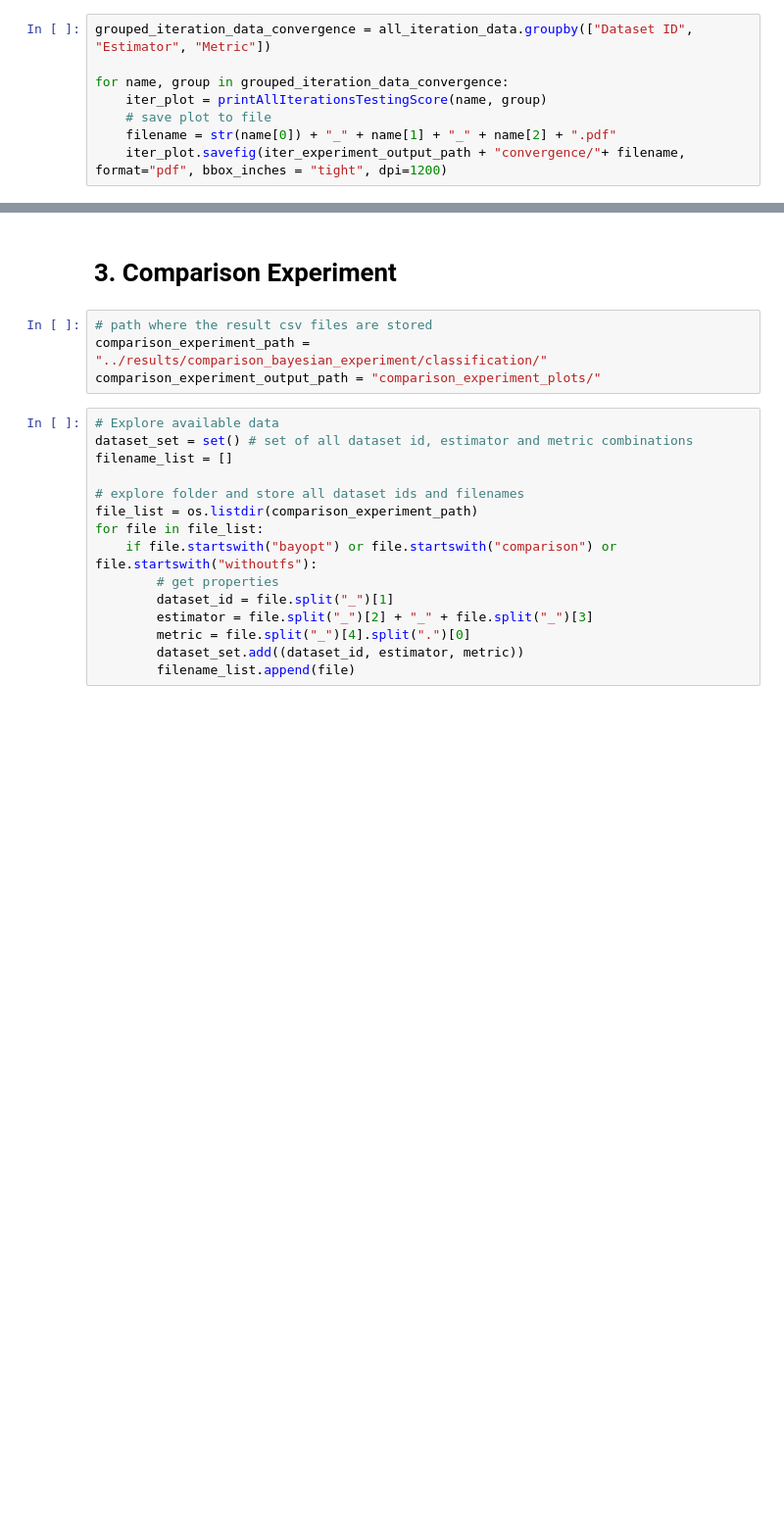
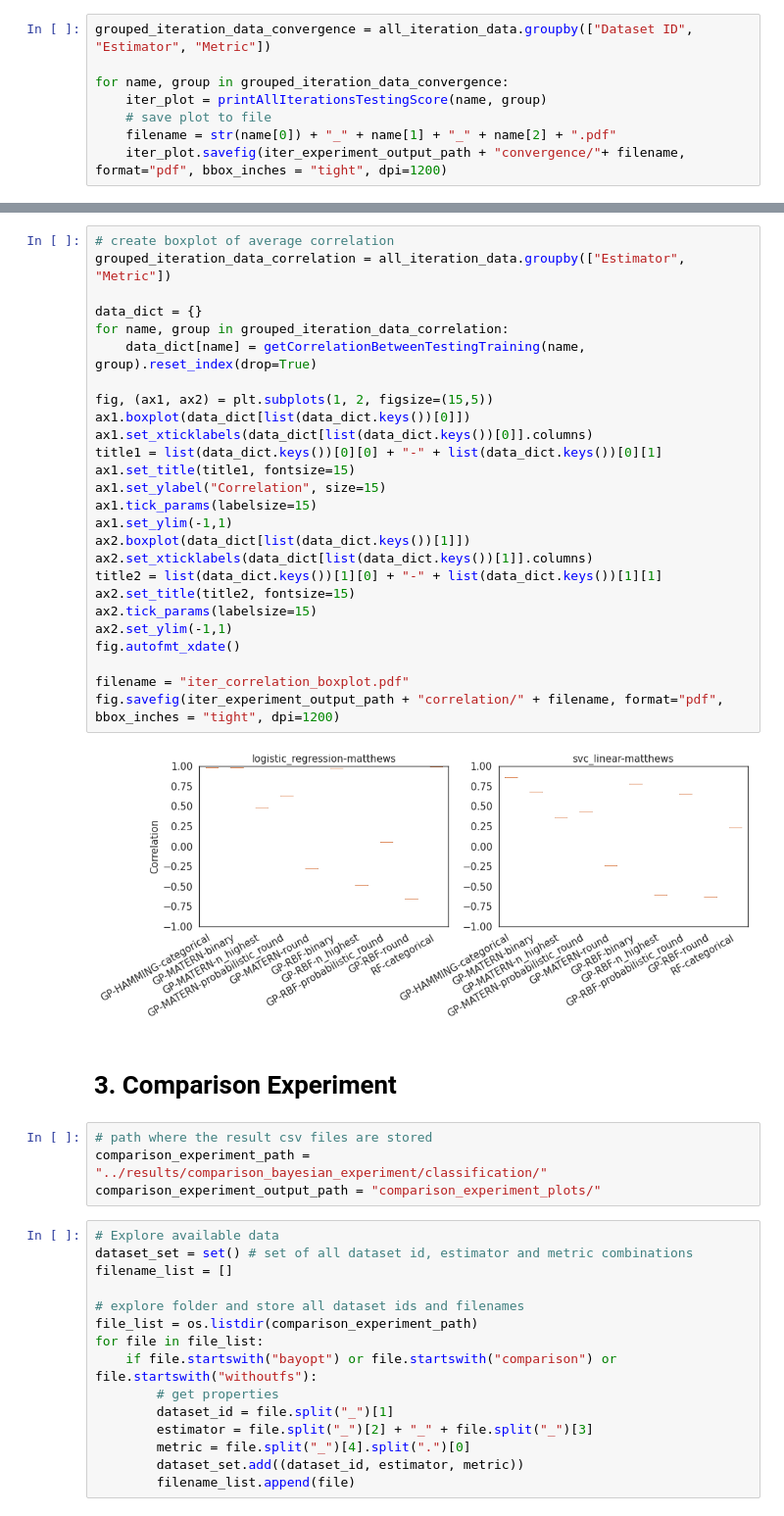
Before and after one commit to patrickehrler/meta-modelling-feature-selection, a Jupyter notebook: jupyter-notebook/evaluation.ipynb, the cells around one changed output, grey strips where cells are left out. Shown at 98% size. Drawn from its saved outputs; the diff is of its cells as text; blank space fills up the shorter version.

Commit message:
Include rank boxplot

```diff
--- a/jupyter-notebook/evaluation.ipynb
+++ b/jupyter-notebook/evaluation.ipynb
@@ -142,3 +148,31 @@ fig.savefig(iter_experiment_output_path + "correlation/" + filename, format="pdf
+# %%
+# create boxplot of average correlation
+grouped_iteration_data_correlation = all_iteration_data.groupby(["Estimator", "Metric"])
+
+data_dict = {}
+for name, group in grouped_iteration_data_correlation:
+    data_dict[name] = getCorrelationBetweenTestingTraining(name, group).reset_index(drop=True)
+
+fig, (ax1, ax2) = plt.subplots(1, 2, figsize=(15,5))
+ax1.boxplot(data_dict[list(data_dict.keys())[0]])
+ax1.set_xticklabels(data_dict[list(data_dict.keys())[0]].columns)
+title1 = list(data_dict.keys())[0][0] + "-" + list(data_dict.keys())[0][1]
+ax1.set_title(title1, fontsize=15)
+ax1.set_ylabel("Correlation", size=15)
+ax1.tick_params(labelsize=15)
+ax1.set_ylim(-1,1)
+ax2.boxplot(data_dict[list(data_dict.keys())[1]])
+ax2.set_xticklabels(data_dict[list(data_dict.keys())[1]].columns)
+title2 = list(data_dict.keys())[1][0] + "-" + list(data_dict.keys())[1][1]
+ax2.set_title(title2, fontsize=15)
+ax2.tick_params(labelsize=15)
+ax2.set_ylim(-1,1)
+fig.autofmt_xdate()
+
+filename = "iter_correlation_boxplot.pdf"
+fig.savefig(iter_experiment_output_path + "correlation/" + filename, format="pdf", bbox_inches = "tight", dpi=1200)
+# %% [output]
+[figure, added]
 # %% [markdown]
 # 3. Comparison Experiment
 # %%
```
Also changed, not shown: parts of 6 cells of this notebook.
